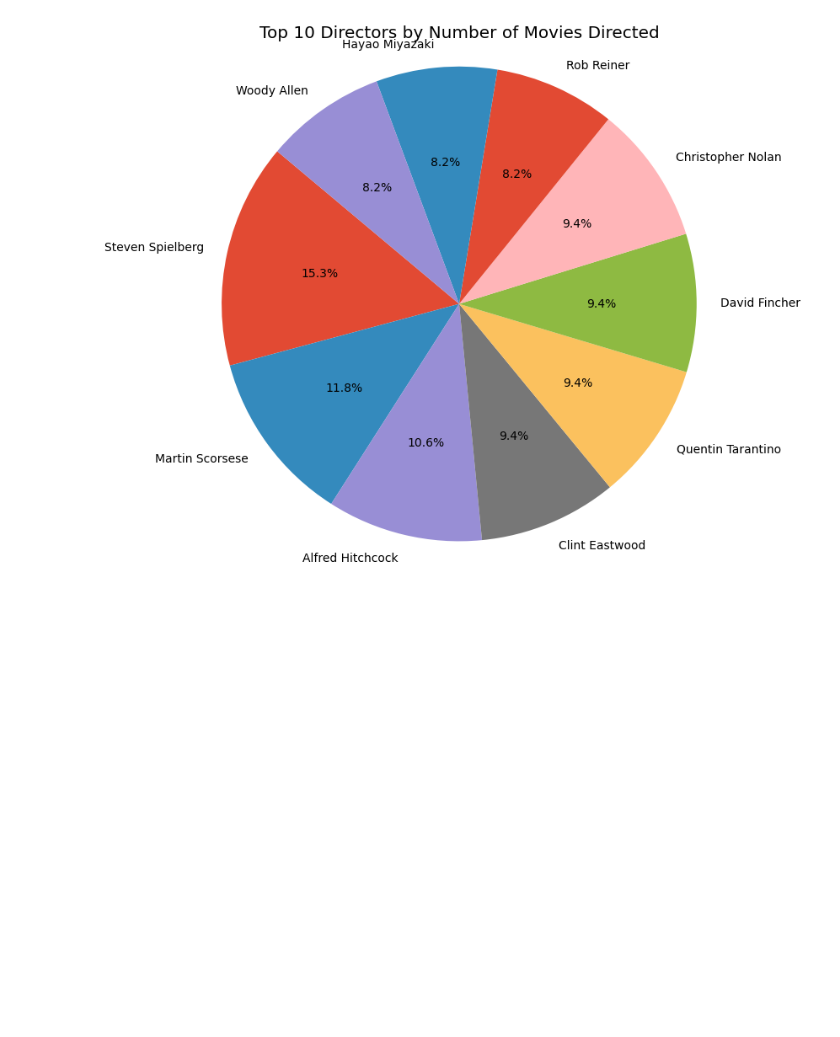
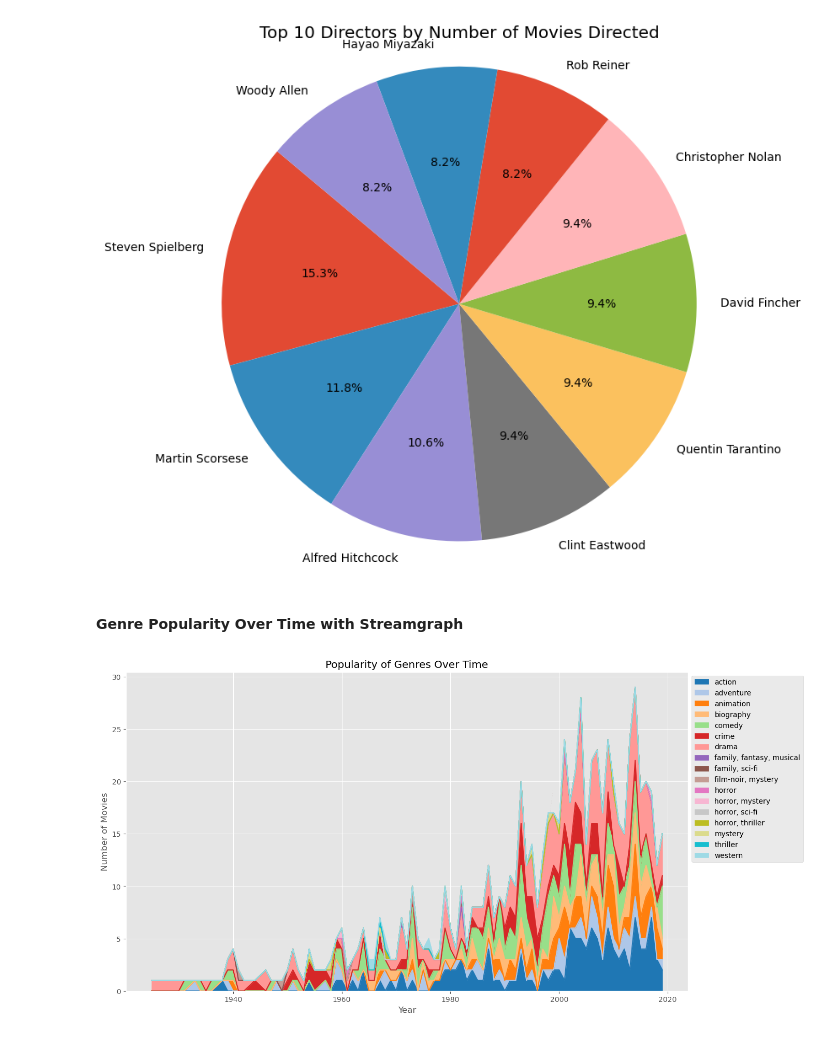
Before and after one commit to jwmathis/Project4, a Jupyter notebook: Project4.ipynb, the cells around one changed output. Drawn from its saved outputs; the diff is of its cells as text; code cells hidden in the pictures; blank space fills up the shorter version.

```diff
--- a/Project4.ipynb
+++ b/Project4.ipynb
@@ -427,3 +431,15 @@ plt.title('Top 10 Directors by Number of Movies Directed')
 plt.axis('equal');
 # %% [output]
 [figure]
+# %% [markdown]
+#### Genre Popularity Over Time with Streamgraph
+# %%
+genre_year_count = movies_df.groupby(['Released_Year', 'Genre']).size().unstack().fillna(0)
+
+genre_year_count.plot(kind='area', stacked=True, figsize=(14,8), cmap='tab20')
+plt.title('Popularity of Genres Over Time')
+plt.xlabel('Year')
+plt.ylabel('Number of Movies')
+plt.legend(loc='upper left', bbox_to_anchor=(1,1));
+# %% [output]
+[figure, added]
```
Also changed, not shown: parts of 8 cells of this notebook, 8 other files.
